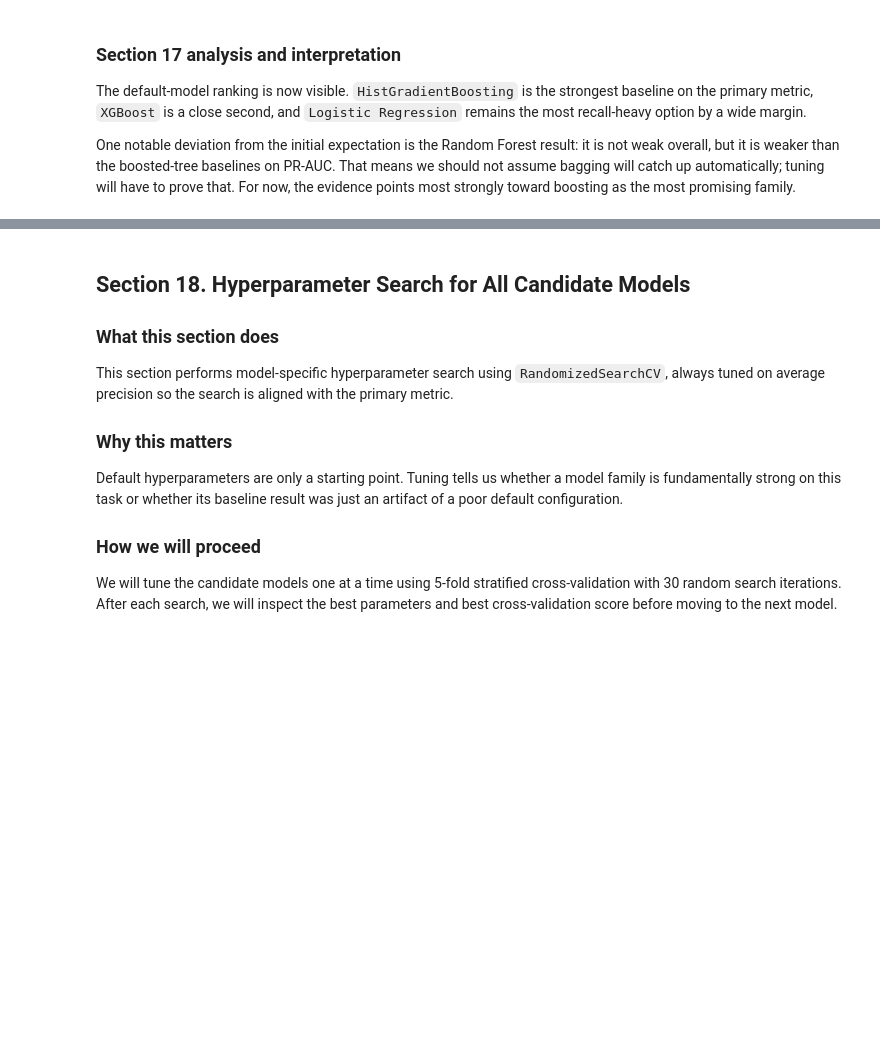
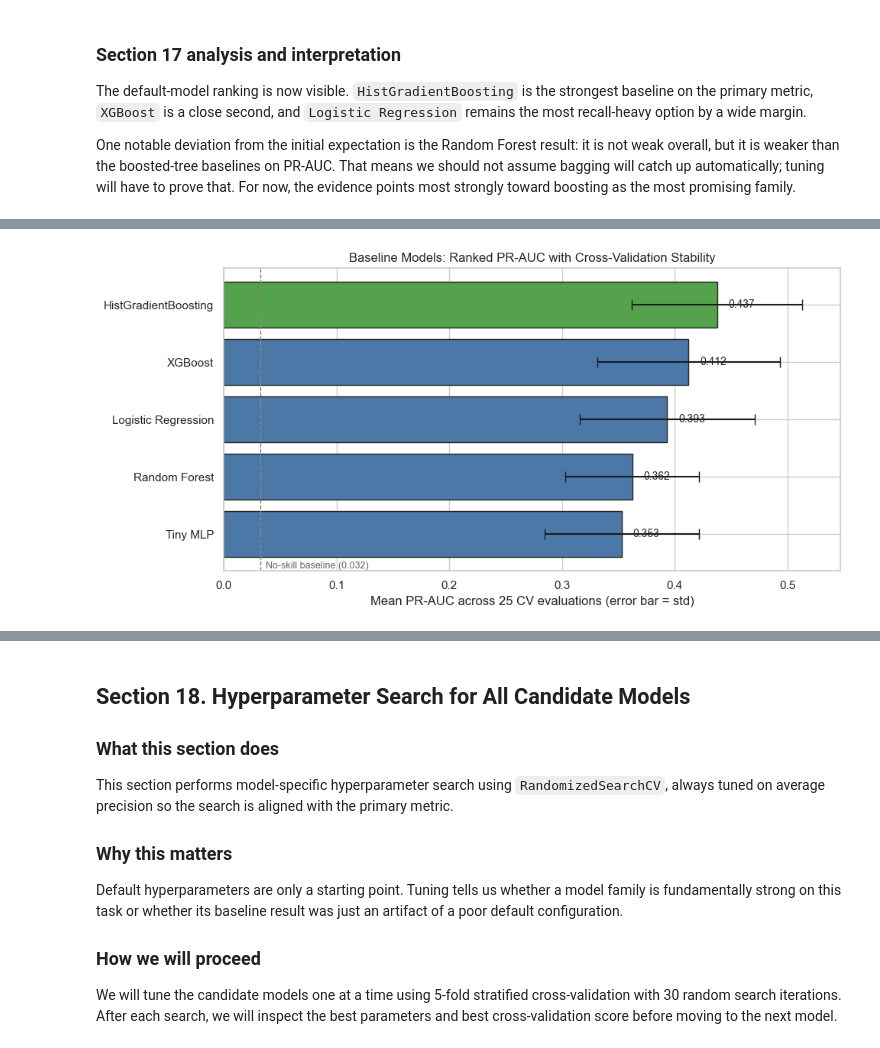
Before and after one commit to SfarOussama9/AiProject, a Jupyter notebook: bankruptcy_prediction_final.ipynb, the cells around one changed output, grey strips where cells are left out. Saved outputs shown, nothing was run; the diff lists cells and outputs as text; code cells hidden in the pictures; blank space fills up the shorter version.

Commit message:
Add baseline visuals to notebook

```diff
--- a/bankruptcy_prediction_final.ipynb
+++ b/bankruptcy_prediction_final.ipynb
@@ -1178,0 +1185,48 @@ One notable deviation from the initial expectation is the Random Forest result:
+# %%
+# Presentation visual 1: ranked baseline PR-AUC with std error bars.
+
+# Sort ascending so the strongest model sits at the top of the horizontal bar chart.
+baseline_plot_df = default_cv_results_sorted.sort_values(
+    by="average_precision_mean", ascending=True
+).reset_index(drop=True)
+
+# Highlight the top-performing baseline in a contrasting color.
+top_baseline_name = baseline_plot_df["model"].iloc[-1]
+baseline_bar_colors = [
+    "#54A24B" if model_name == top_baseline_name else "#4C78A8"
+    for model_name in baseline_plot_df["model"]
+]
+
+fig, ax = plt.subplots(figsize=(10, 5))
+ax.barh(
+    baseline_plot_df["model"],
+    baseline_plot_df["average_precision_mean"],
+    xerr=baseline_plot_df["average_precision_std"],
+    color=baseline_bar_colors,
+    edgecolor="#222222",
+    capsize=5,
+)
+
+# Annotate each bar with the exact mean PR-AUC for direct readability.
+for bar_index, (model_name, pr_auc_value) in enumerate(
+    zip(baseline_plot_df["model"], baseline_plot_df["average_precision_mean"])
+):
+    ax.text(pr_auc_value + 0.01, bar_index, f"{pr_auc_value:.3f}", va="center", fontsize=10)
+
+# Add the no-skill baseline so the audience sees how far each model is from "useless".
+ax.axvline(x=y_train.mean(), linestyle="--", color="#888888", linewidth=1)
+ax.text(
+    y_train.mean() + 0.005,
+    -0.6,
+    f"No-skill baseline ({y_train.mean():.3f})",
+    color="#666666",
+    fontsize=9,
+)
+
+ax.set_xlim(0, baseline_plot_df["average_precision_mean"].max() * 1.25)
+ax.set_xlabel("Mean PR-AUC across 25 CV evaluations (error bar = std)")
+ax.set_title("Baseline Models: Ranked PR-AUC with Cross-Validation Stability")
+plt.tight_layout()
+plt.show()
+# %% [output]
+[figure, added]
```
Also changed, not shown: parts of 7 cells of this notebook.
